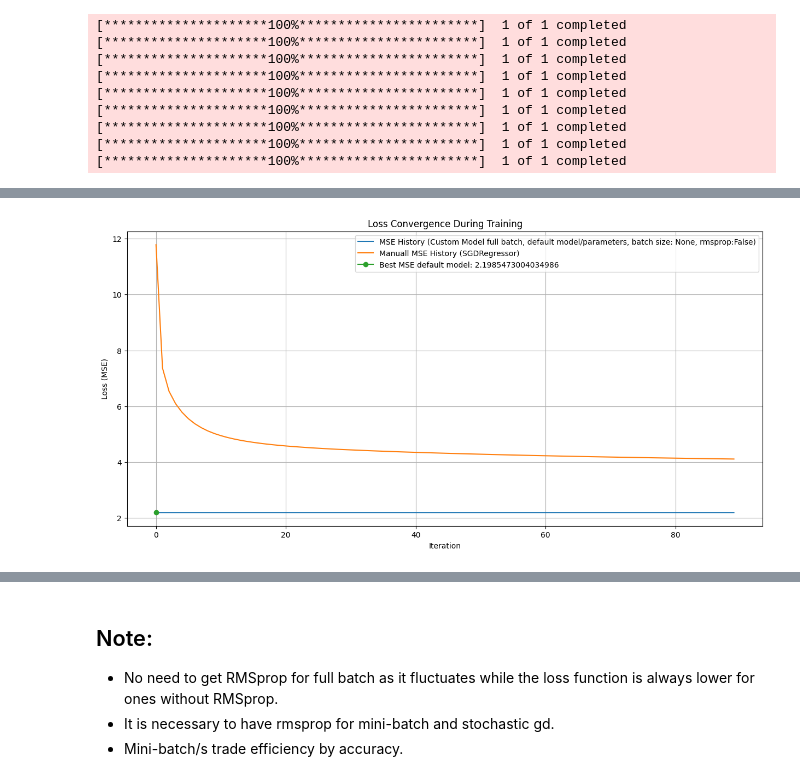
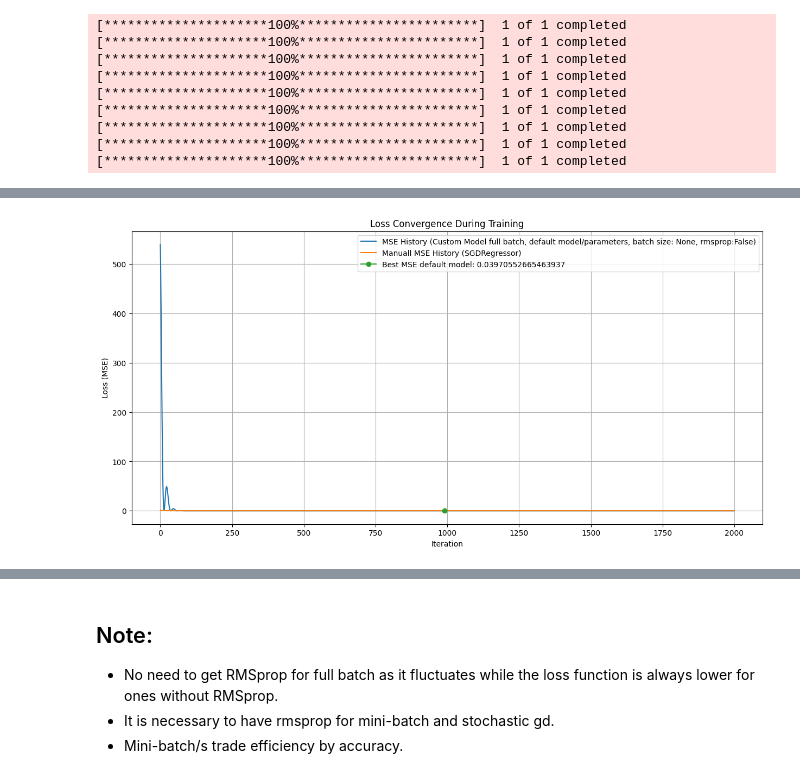
Before and after one commit to Jamie1377/STA410, a Jupyter notebook: stock_prediction/docs/SGD_Comparison_Viz.ipynb, the cells around one changed output, grey strips where cells are left out. Saved outputs shown, nothing was run; the diff lists cells and outputs as text; code cells hidden in the pictures.

Commit message:
Fixed SGD comparison with vanilla sklearn

```diff
--- a/stock_prediction/docs/SGD_Comparison_Viz.ipynb
+++ b/stock_prediction/docs/SGD_Comparison_Viz.ipynb
@@ -97,7 +100,7 @@ from stock_prediction.core import GradientDescentRegressor
 # search.cv_results_
 # %%
 from stock_prediction import StockPredictor
-stock = StockPredictor("CRWD", "2010-01-01")
+stock = StockPredictor("AAPL", "2010-01-01")
 stock.load_data()
 
 
@@ -129,3 +132,3 @@ X_train.shape, y_train.shape, X_test.shape, y_test.shape
 # %%
 # Ensure the n_epoches is fixed
-n_epochs = 10000
+n_epochs = 2000
@@ -298,25 +313,25 @@ from matplotlib import pyplot as plt
 # %%
 # matches the way of calculating loss
 plt.figure(figsize=(15, 7))
-start = 0
-end = 90
+start =0
+end = 2000
 # plt.plot(range(start,end),mse_history2[start:end], label=f'MSE History (Custom Model mini-batch, batch size:{model2.batch_size}, rmsprop:{model2.rmsprop})')
 # plt.plot(range(start,end),mse_history3[start:end], label=f'MSE History (Custom Model full batch, batch size: {model3.batch_size}, rmsprop:{model3.rmsprop})')
 # plt.plot(range(start,end),mse_history4[start:end], label=f'MSE History (Custom Model full batch, batch size: {model4.batch_size}, rmsprop:{model4.rmsprop})')
 plt.plot(range(start,end),mse_history5[start:end], label=f'MSE History (Custom Model full batch, default model/parameters, batch size: {model5.batch_size}, rmsprop:{model5.rmsprop})')
 # plt.plot(range(start,end),mse_history6[start:end], label=f'MSE History (Custom Model full batch, optimized parameters, batch size: {model6.batch_size}, rmsprop:{model6.rmsprop})')
 plt.plot(range(start,end), np.array(vanilla_sgd_loss_history)[start:end], label='Manuall MSE History (SGDRegressor)')
-
-plt.plot(np.argmin(mse_history5), mse_history5[np.argmin(mse_history5)], marker = 'o', label='Best MSE default model: {}'.format(mse_history5[np.argmin(mse_history5)]))
+if start <= np.argmin(mse_history5) <= end:
+   plt.plot(np.argmin(mse_history5), mse_history5[np.argmin(mse_history5)], marker = 'o', label='Best MSE default model: {}'.format(mse_history5[np.argmin(mse_history5)]))
 # plt.plot(np.argmin(mse_history6), mse_history6[np.argmin(mse_history6)], marker = 'o', label='Best MSE optimized model: {}'.format(mse_history6[np.argmin(mse_history6)]))
 
-if start <= np.argmin(vanilla_sgd_loss_history) <= end:
-   plt.plot(np.argmin(vanilla_sgd_loss_history), np.array(vanilla_sgd_loss_history).min(), 'ro', label='Best MSE SGDRegressor: {}'.format(np.array(vanilla_sgd_loss_history).min()))
+# if start <= np.argmin(vanilla_sgd_loss_history) <= end:
+#    plt.plot(np.argmin(vanilla_sgd_loss_history), np.array(vanilla_sgd_loss_history).min(), 'ro', label='Best MSE SGDRegressor: {}'.format(np.array(vanilla_sgd_loss_history).min()))
 plt.xlabel("Iteration")
 plt.ylabel("Loss (MSE)")
 plt.title("Loss Convergence During Training")
 plt.legend()
 plt.grid(True)
 plt.show()
 # %% [output]
-[figure, old version]
+[figure, new version]
```
Also changed, not shown: parts of 32 cells of this notebook.
